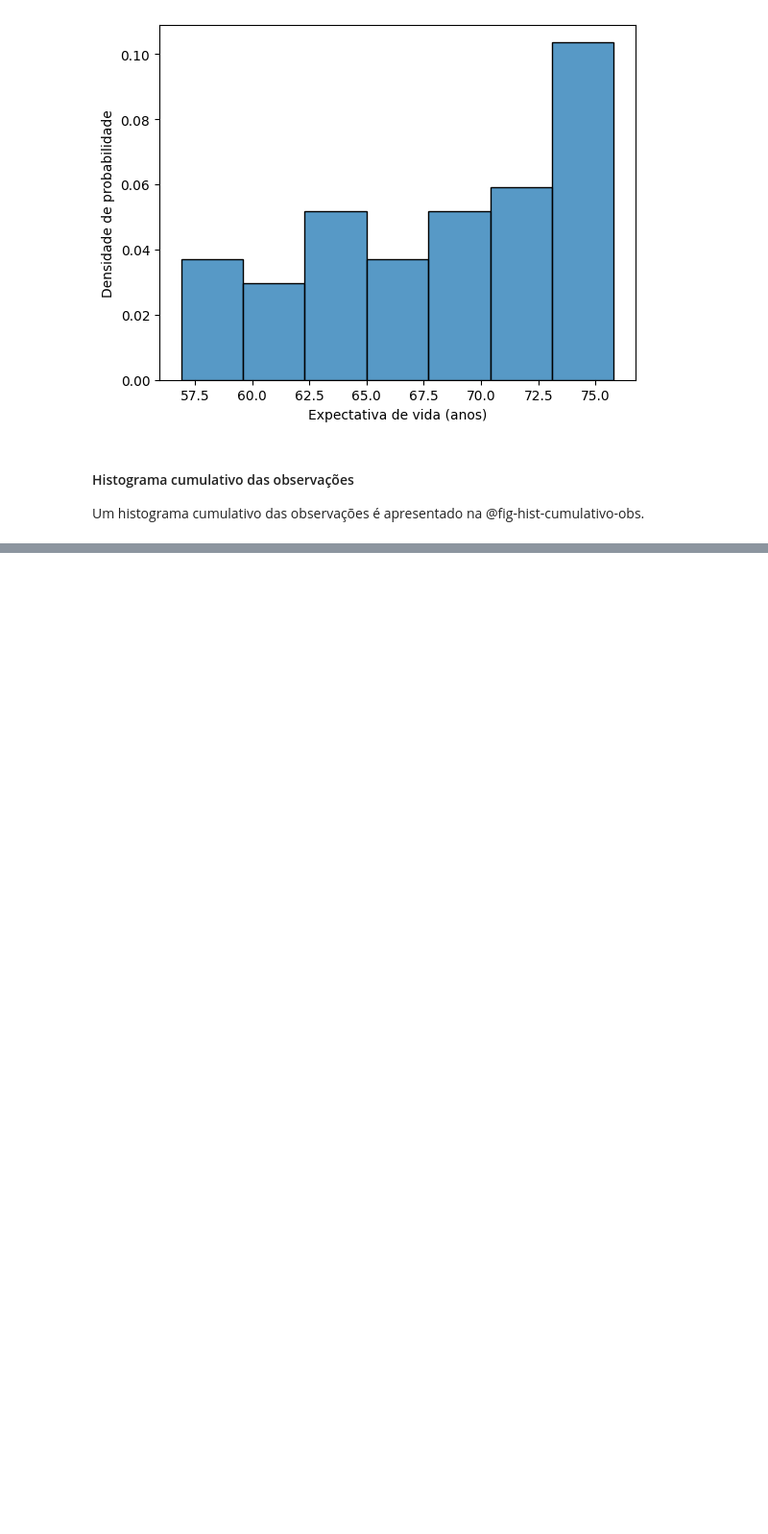
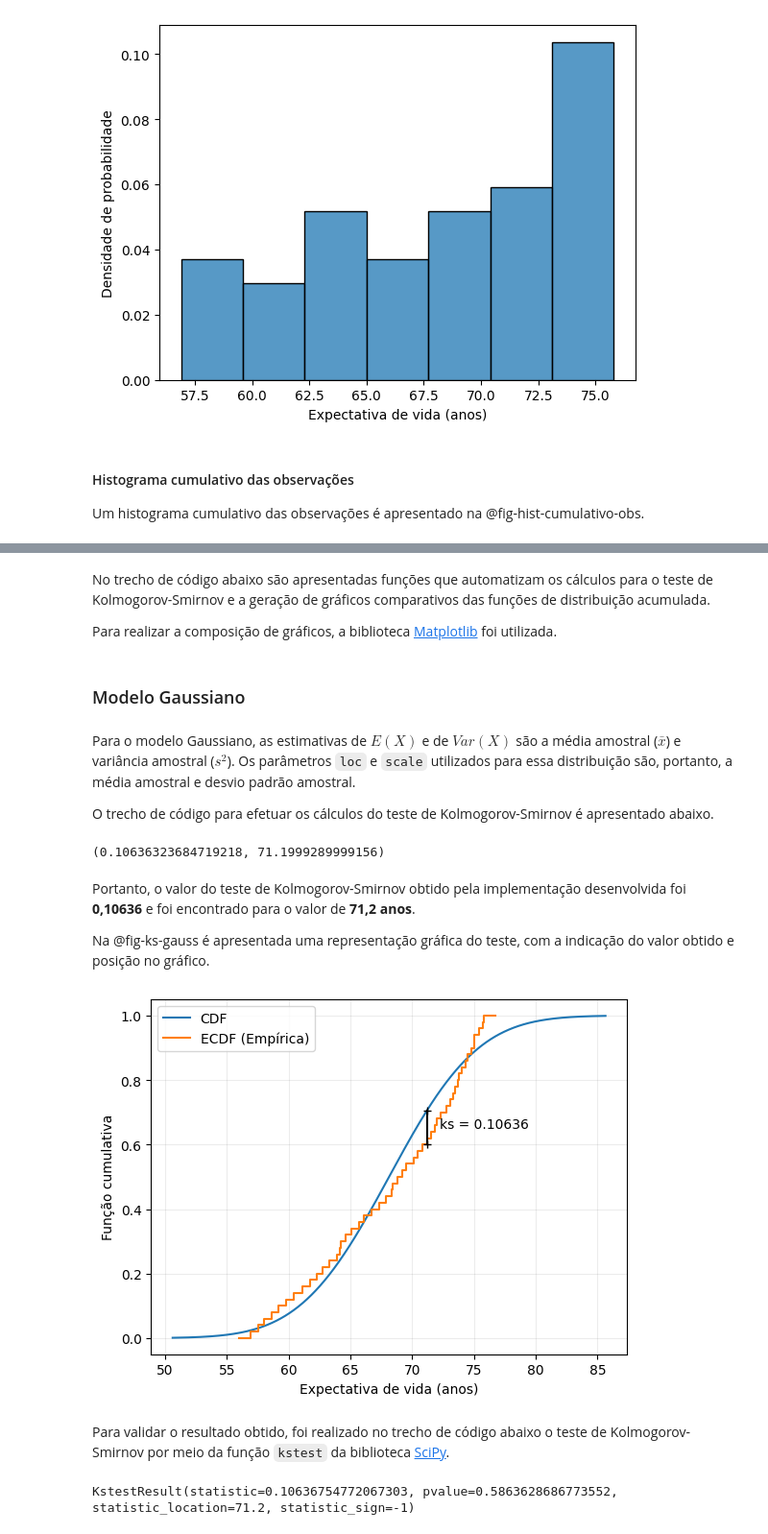
Before and after one commit to matheus-amancio/lista-01-confiabilidade-estrutural, a Jupyter notebook: q1.ipynb, the cells around one changed output, grey strips where cells are left out. Shown at 96% size. Drawn from its saved outputs; the diff is of its cells as text; code cells hidden in the pictures; blank space fills up the shorter version.

```diff
--- a/q1.ipynb
+++ b/q1.ipynb
@@ -122,8 +122,10 @@ $$ {#eq-variancia}
 # %% [markdown]
 No trecho de código abaixo é apresentada uma possível implementação para obter a variância da amostra.
 # %%
-#| code-fold: false
-variance = df_brazil_life_expectancy["Brazil Life Expectancy"].apply(lambda x: (x - mean) ** 2).sum() / (len(df_brazil_life_expectancy) - 1)
+# | code-fold: false
+variance = df_brazil_life_expectancy["Brazil Life Expectancy"].apply(
+    lambda x: (x - mean) ** 2
+).sum() / (len(df_brazil_life_expectancy) - 1)
 variance
 # %% [output]
 32.15522040816326
@@ -331,0 +358,5 @@ fig.set_ylabel("Função cumulativa");
+# %%
+#| code-fold: false
+import scipy.stats as ss
+
+ECDF = ss.ecdf(df_brazil_life_expectancy["Brazil Life Expectancy"]).cdf
@@ -331,0 +371,4 @@ fig.set_ylabel("Função cumulativa");
+# %% [markdown]
+No trecho de código abaixo são apresentadas funções que automatizam os cálculos para o teste de Kolmogorov-Smirnov e a geração de gráficos comparativos das funções de distribuição acumulada.
+
+Para realizar a composição de gráficos, a biblioteca [Matplotlib](https://matplotlib.org/) foi utilizada.
@@ -331,0 +430,34 @@ fig.set_ylabel("Função cumulativa");
+# %% [markdown]
+### Modelo Gaussiano
+# %% [markdown]
+Para o modelo Gaussiano, as estimativas de $E(X)$ e de $Var(X)$ são a média amostral ($\bar{x}$) e variância amostral ($s^{2}$). Os parâmetros `loc` e `scale` utilizados para essa distribuição são, portanto, a média amostral e desvio padrão amostral.
+
+O trecho de código para efetuar os cálculos do teste de Kolmogorov-Smirnov é apresentado abaixo.
+# %%
+#| code-fold: false
+
+ks_test_value_gauss, x_ks_test_gauss = calculate_ks_test(
+    df_brazil_life_expectancy["Brazil Life Expectancy"], ECDF, ss.norm, mean, standard_deviation
+)
+ks_test_value_gauss, x_ks_test_gauss
+# %% [output]
+(0.10636323684719218, 71.1999289999156)
+# %% [markdown]
+Portanto, o valor do teste de Kolmogorov-Smirnov obtido pela implementação desenvolvida foi **0,10636** e foi encontrado para o valor de **71,2 anos**.
+
+Na @fig-ks-gauss é apresentada uma representação gráfica do teste, com a indicação do valor obtido e posição no gráfico.
+# %%
+#| label: fig-ks-gauss
+#| fig-cap: "Teste de Kolmogorov-Smirnov para a distribuição normal"
+
+plot_ks_test(ECDF, ss.norm, mean, standard_deviation, x_ks_test_gauss, ks_test_value_gauss)
+# %% [output]
+[figure, added]
+# %% [markdown]
+Para validar o resultado obtido, foi realizado no trecho de código abaixo o teste de Kolmogorov-Smirnov por meio da função `kstest` da biblioteca [SciPy](https://scipy.org/).
+# %%
+#| code-fold: false
+ks_res_gauss = ss.kstest(df_brazil_life_expectancy["Brazil Life Expectancy"], "norm", args=(mean, standard_deviation))
+ks_res_gauss
+# %% [output]
+KstestResult(statistic=0.10636754772067303, pvalue=0.5863628686773552, statistic_location=71.2, statistic_sign=-1)
```
Also changed, not shown: parts of 19 cells of this notebook, 12 other files.
